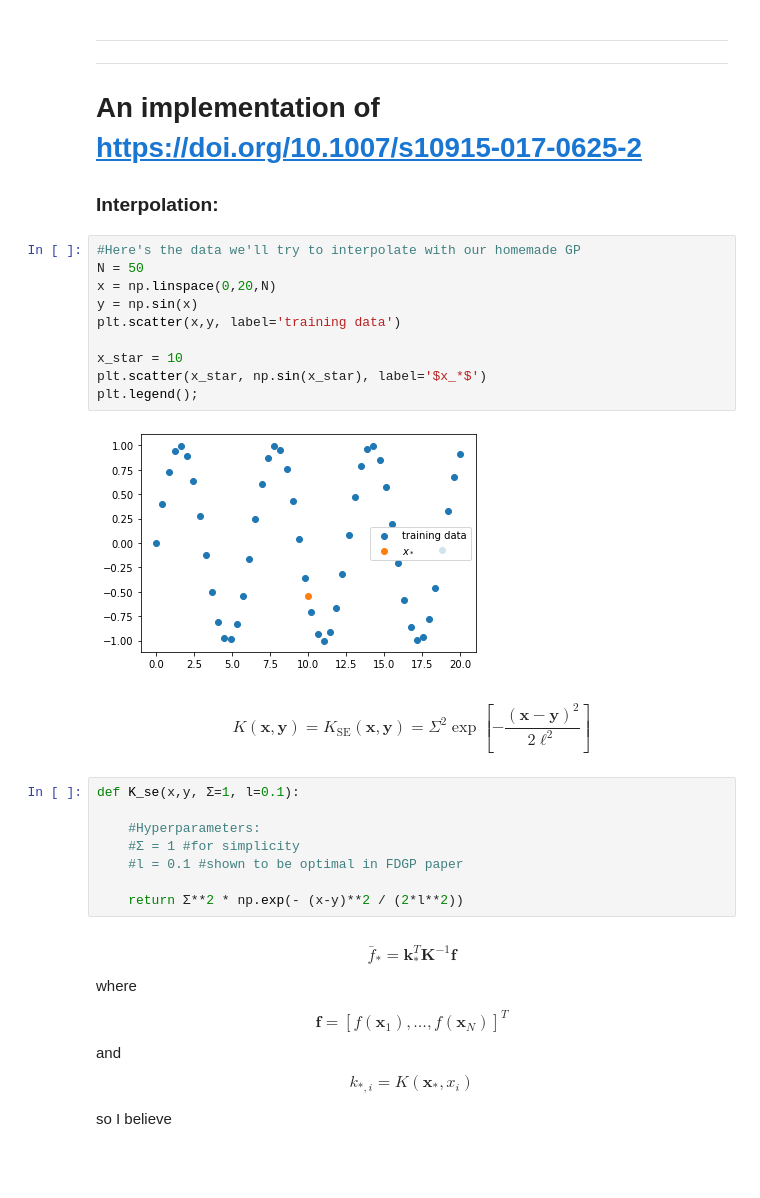
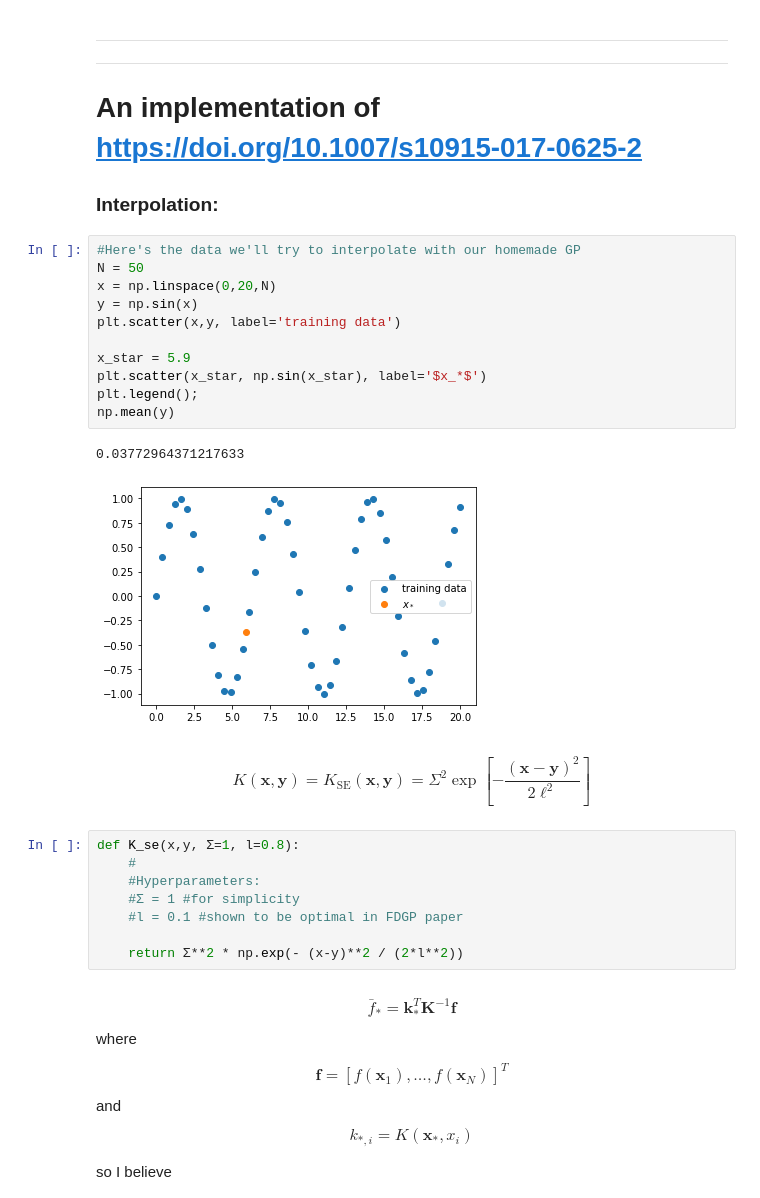
Before and after one commit to ChrisDeGrendele/gaussianprocesses, a Jupyter notebook: GP_Recipes.ipynb, the cells around one changed output. Cells and saved outputs as stored; diff of their text form; blank space fills up the shorter version.

```diff
--- a/GP_Recipes.ipynb
+++ b/GP_Recipes.ipynb
@@ -50,20 +50,22 @@ plt.legend()
 # %%
 #Here's the data we'll try to interpolate with our homemade GP
 N = 50
 x = np.linspace(0,20,N)
 y = np.sin(x)
 plt.scatter(x,y, label='training data')
 
-x_star = 10
+x_star = 5.9
 plt.scatter(x_star, np.sin(x_star), label='$x_*$')
 plt.legend();
+np.mean(y)
 # %% [output]
+0.03772964371217633
-[figure, old version]
+[figure, new version]
 # %% [markdown]
 $$K(\mathbf{x}, \mathbf{y})=K_{\mathrm{SE}}(\mathbf{x}, \mathbf{y})=\Sigma^{2} \exp \left[-\frac{(\mathbf{x}-\mathbf{y})^{2}}{2 \ell^{2}}\right]$$
 # %%
-def K_se(x,y, Σ=1, l=0.1):
-
+def K_se(x,y, Σ=1, l=0.8):
+    #
     #Hyperparameters:
     #Σ = 1 #for simplicity
     #l = 0.1 #shown to be optimal in FDGP paper
```
Also changed, not shown: parts of 9 cells of this notebook.
